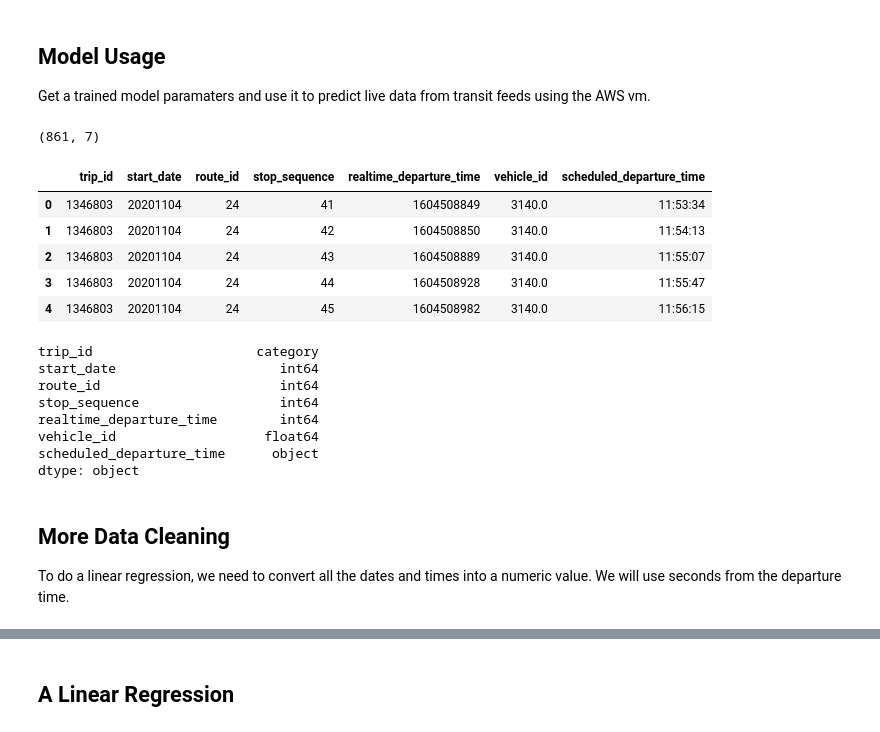
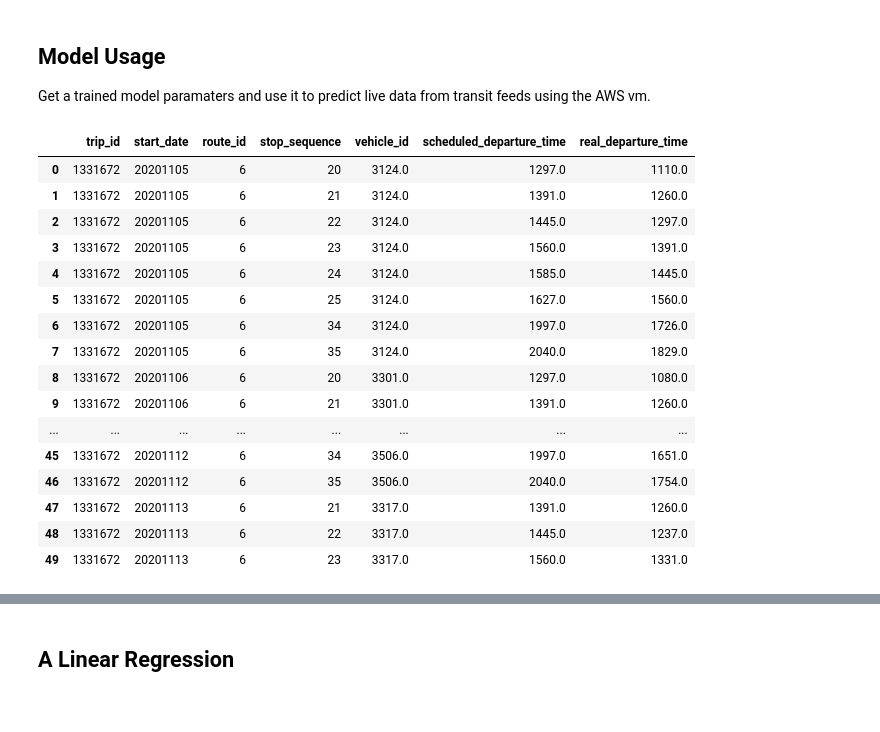
Before and after one commit to ningsongshen/public-transit-schedules, a Jupyter notebook: notebook/notebook_4_a_first_prediction.ipynb, the cells around one changed output, grey strips where cells are left out. Drawn from its saved outputs; the diff is of its cells as text; code cells hidden in the pictures.

```diff
--- a/notebook/notebook_4_a_first_prediction.ipynb
+++ b/notebook/notebook_4_a_first_prediction.ipynb
@@ -16,31 +19,21 @@ import pandas as pd
 # %%
 df = pd.read_csv('../clean_data/sample_data.csv').drop_duplicates().sort_values(["trip_id", "start_date", "stop_sequence"], ignore_index=True)
-df.shape
+df.head(50)
 # %% [output]
-(861, 7)
+|  | trip_id | start_date | route_id | stop_sequence | vehicle_id | scheduled_departure_time | real_departure_time |
+| 0 | 1331672 | 20201105 | 6 | 20 | 3124.0 | 1297.0 | 1110.0 |
+| 1 | 1331672 | 20201105 | 6 | 21 | 3124.0 | 1391.0 | 1260.0 |
+| 2 | 1331672 | 20201105 | 6 | 22 | 3124.0 | 1445.0 | 1297.0 |
+| 3 | 1331672 | 20201105 | 6 | 23 | 3124.0 | 1560.0 | 1391.0 |
+| 4 | 1331672 | 20201105 | 6 | 24 | 3124.0 | 1585.0 | 1445.0 |
+| 5 | 1331672 | 20201105 | 6 | 25 | 3124.0 | 1627.0 | 1560.0 |
+| 6 | 1331672 | 20201105 | 6 | 34 | 3124.0 | 1997.0 | 1726.0 |
+| 7 | 1331672 | 20201105 | 6 | 35 | 3124.0 | 2040.0 | 1829.0 |
+| 8 | 1331672 | 20201106 | 6 | 20 | 3301.0 | 1297.0 | 1080.0 |
+| 9 | 1331672 | 20201106 | 6 | 21 | 3301.0 | 1391.0 | 1260.0 |
+| ... | ... | ... | ... | ... | ... | ... | ... |
+| 45 | 1331672 | 20201112 | 6 | 34 | 3506.0 | 1997.0 | 1651.0 |
+| 46 | 1331672 | 20201112 | 6 | 35 | 3506.0 | 2040.0 | 1754.0 |
+| 47 | 1331672 | 20201113 | 6 | 21 | 3317.0 | 1391.0 | 1260.0 |
+| 48 | 1331672 | 20201113 | 6 | 22 | 3317.0 | 1445.0 | 1237.0 |
+| 49 | 1331672 | 20201113 | 6 | 23 | 3317.0 | 1560.0 | 1331.0 |
-# %%
-
-df['trip_id'] = df['trip_id'].astype('category')
-df.head()
-# %% [output]
-|  | trip_id | start_date | route_id | stop_sequence | realtime_departure_time | vehicle_id | scheduled_departure_time |
-| 0 | 1346803 | 20201104 | 24 | 41 | 1604508849 | 3140.0 | 11:53:34 |
-| 1 | 1346803 | 20201104 | 24 | 42 | 1604508850 | 3140.0 | 11:54:13 |
-| 2 | 1346803 | 20201104 | 24 | 43 | 1604508889 | 3140.0 | 11:55:07 |
-| 3 | 1346803 | 20201104 | 24 | 44 | 1604508928 | 3140.0 | 11:55:47 |
-| 4 | 1346803 | 20201104 | 24 | 45 | 1604508982 | 3140.0 | 11:56:15 |
-# %%
-df.dtypes
-# %% [output]
-trip_id                     category
-start_date                     int64
-route_id                       int64
-stop_sequence                  int64
-realtime_departure_time        int64
-vehicle_id                   float64
-scheduled_departure_time      object
-dtype: object
-# %% [markdown]
-## More Data Cleaning
-
-To do a linear regression, we need to convert all the dates and times into a numeric value. We will use seconds from the departure time.
```
Also changed, not shown: parts of 12 cells of this notebook, 3 other files.
